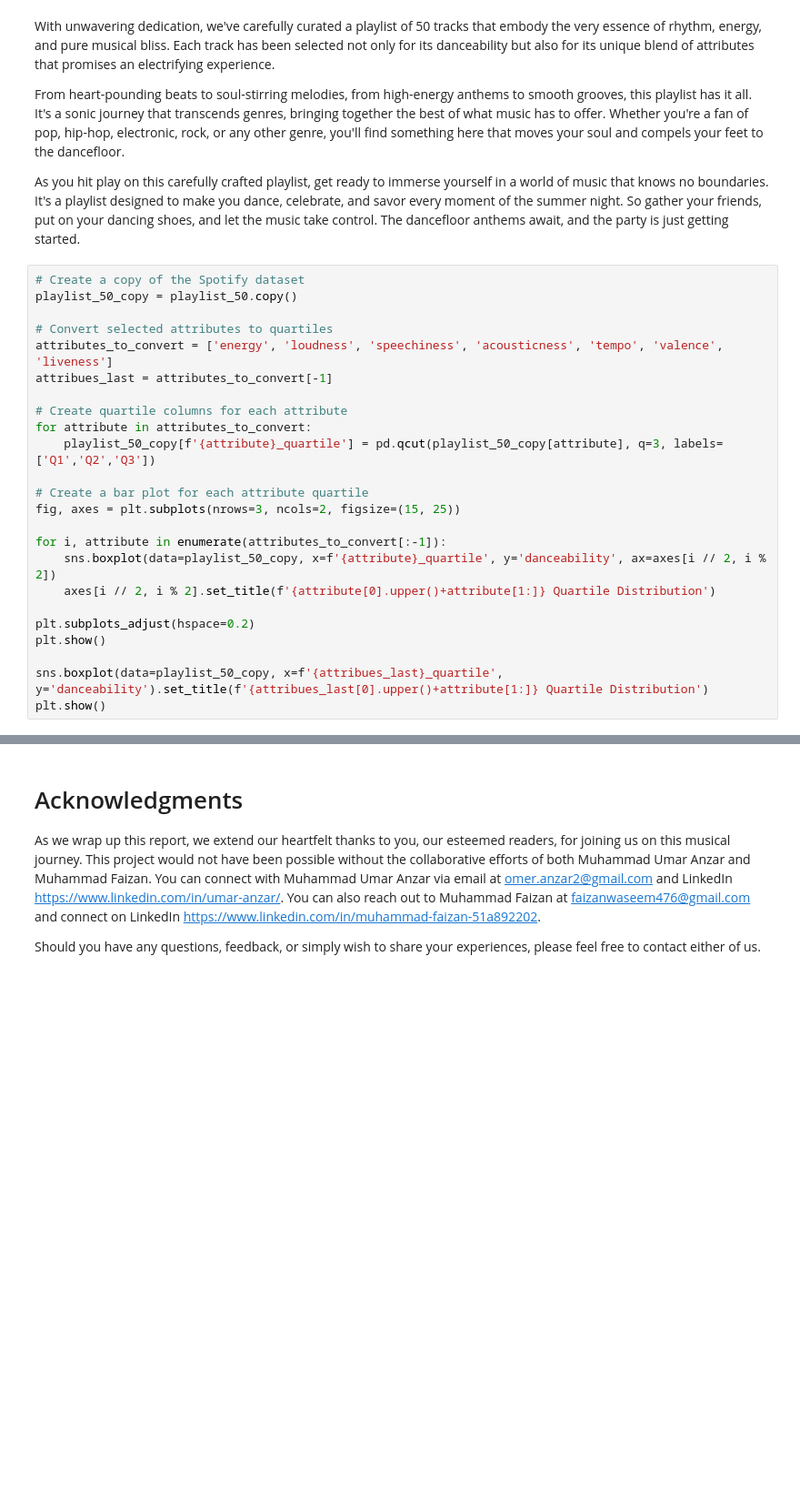
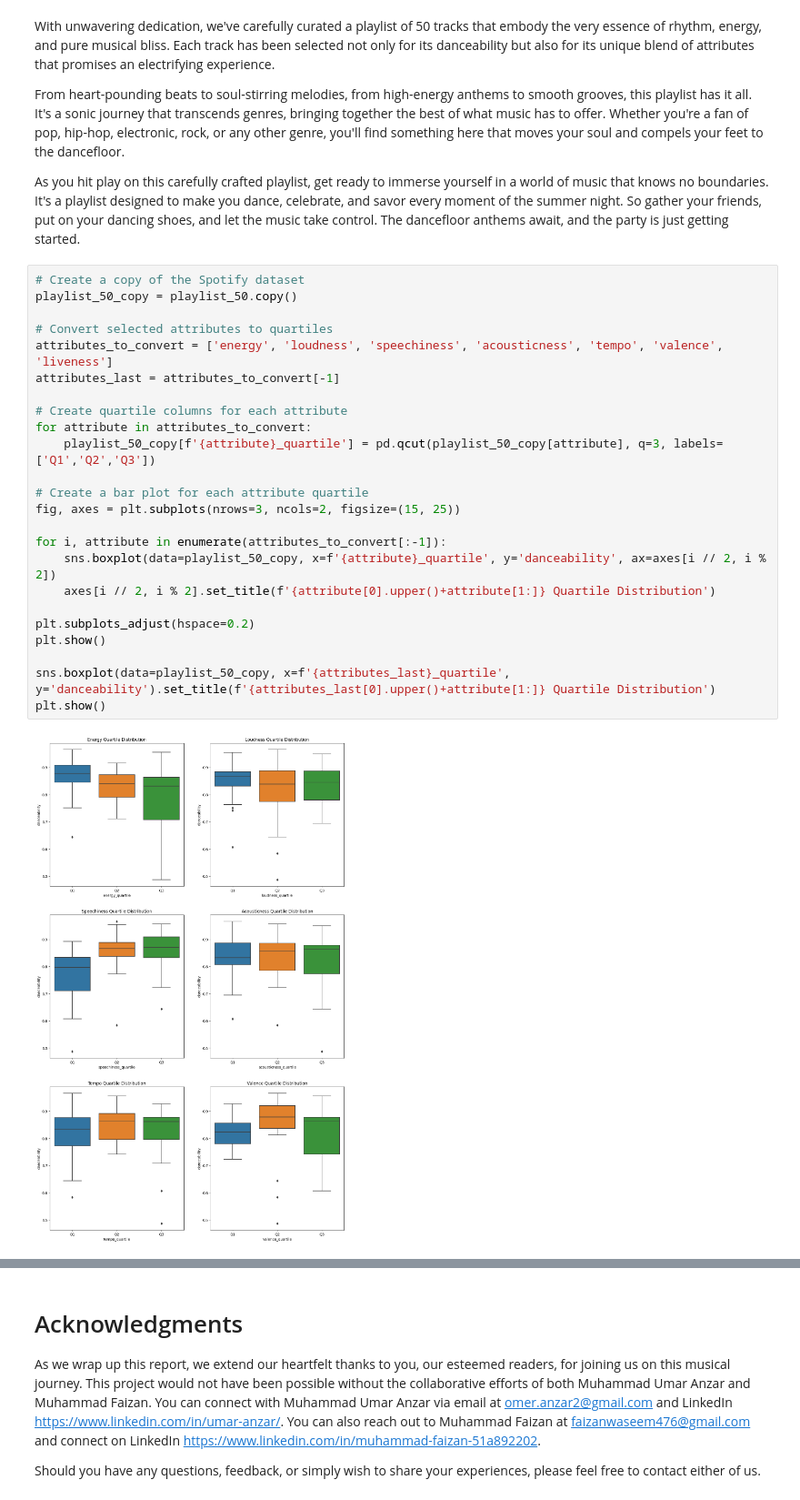
Before and after one commit to umar-anzar/datacamp-spotify-competition, a Jupyter notebook: summer_dancefloor_extended_version.ipynb, the cells around one changed output, grey strips where cells are left out. Shown at 91% size. Cells and saved outputs as stored; diff of their text form; blank space fills up the shorter version.

```diff
--- a/summer_dancefloor_extended_version.ipynb
+++ b/summer_dancefloor_extended_version.ipynb
@@ -1299,24 +1300,26 @@ As you hit play on this carefully crafted playlist, get ready to immerse yoursel
 # %%
 # Create a copy of the Spotify dataset
 playlist_50_copy = playlist_50.copy()
 
 # Convert selected attributes to quartiles
 attributes_to_convert = ['energy', 'loudness', 'speechiness', 'acousticness', 'tempo', 'valence', 'liveness']
-attribues_last = attributes_to_convert[-1]
+attributes_last = attributes_to_convert[-1]
 
 # Create quartile columns for each attribute
 for attribute in attributes_to_convert:
     playlist_50_copy[f'{attribute}_quartile'] = pd.qcut(playlist_50_copy[attribute], q=3, labels=['Q1','Q2','Q3'])
 
 # Create a bar plot for each attribute quartile
 fig, axes = plt.subplots(nrows=3, ncols=2, figsize=(15, 25))
 
 for i, attribute in enumerate(attributes_to_convert[:-1]):
     sns.boxplot(data=playlist_50_copy, x=f'{attribute}_quartile', y='danceability', ax=axes[i // 2, i % 2])
     axes[i // 2, i % 2].set_title(f'{attribute[0].upper()+attribute[1:]} Quartile Distribution')
 
 plt.subplots_adjust(hspace=0.2)
 plt.show()
 
-sns.boxplot(data=playlist_50_copy, x=f'{attribues_last}_quartile', y='danceability').set_title(f'{attribues_last[0].upper()+attribute[1:]} Quartile Distribution')
+sns.boxplot(data=playlist_50_copy, x=f'{attributes_last}_quartile', y='danceability').set_title(f'{attributes_last[0].upper()+attribute[1:]} Quartile Distribution')
 plt.show()
+# %% [output]
+[figure, added]
```
Also changed, not shown: parts of 10 cells of this notebook, 5 other files.
